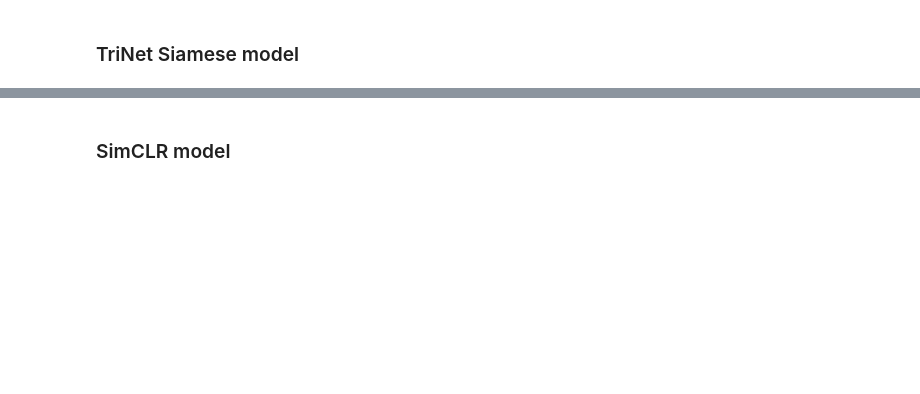
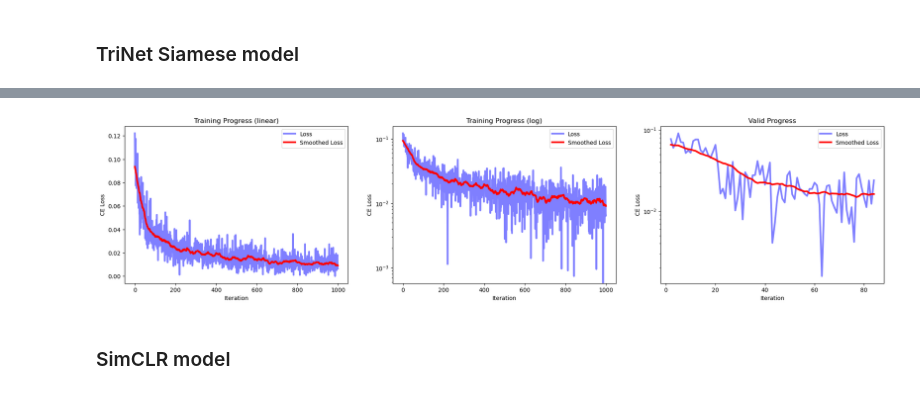
Before and after one commit to kel16/CudaLabTasksSS25, a Jupyter notebook: Session6/Solution6.ipynb, the cells around one changed output, grey strips where cells are left out. Drawn from its saved outputs; the diff is of its cells as text; code cells hidden in the pictures; blank space fills up the shorter version.

Commit message:
Added SimCLR and Siamese models

```diff
--- a/Session6/Solution6.ipynb
+++ b/Session6/Solution6.ipynb
@@ -106,2 +106,7 @@ KeyboardInterrupt:
+# %%
+BATCH_SIZE = 128
+
+train_loader = torch.utils.data.DataLoader(dataset=train_dataset, batch_size=BATCH_SIZE, num_workers=4, shuffle=True)
+test_loader = torch.utils.data.DataLoader(dataset=test_dataset, batch_size=BATCH_SIZE, num_workers=4, shuffle=False)
 # %% [markdown]
 ### TriNet Siamese model
@@ -107,0 +115,6 @@ KeyboardInterrupt:
+# %%
+from models.SiameseModel import SiameseModel
+from models.TripletLoss import TripletLoss
+
+model = SiameseModel()
+criterion = TripletLoss(margin=0.2)
@@ -107,0 +129,4 @@ KeyboardInterrupt:
+# %%
+trainer = Trainer(model=model, criterion=criterion, train_loader=train_loader, valid_loader=test_loader, n_iters=1000)
+# %%
+trainer.fit()
@@ -108,2 +138,9 @@ KeyboardInterrupt:
+# %%
+from utils.visualize_progress import visualize_progress
+
+visualize_progress(trainer.train_loss, trainer.valid_loss, start=1)
+plt.show()
+# %% [output]
+[figure, added]
 # %% [markdown]
 ### SimCLR model
```
Also changed, not shown: parts of 10 cells of this notebook, 9 other files.
